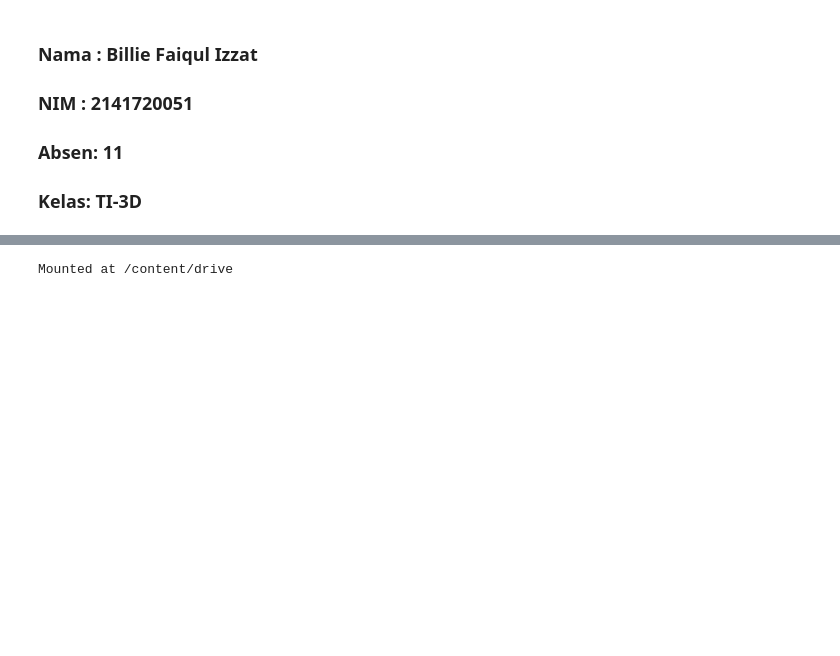
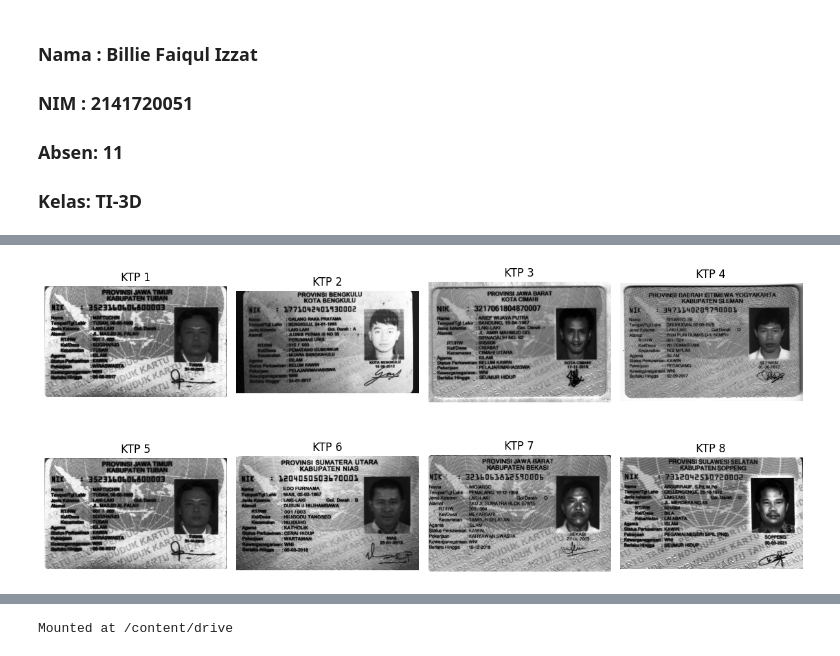
Before and after one commit to BillieFaiqul/2141720051-Billie-Faiqul-Izzat-PCVK, a Jupyter notebook: Week07.ipynb, the cells around one changed output, grey strips where cells are left out. Saved outputs shown, nothing was run; the diff lists cells and outputs as text; code cells hidden in the pictures; blank space fills up the shorter version.

```diff
--- a/Week07.ipynb
+++ b/Week07.ipynb
@@ -10,0 +36,21 @@
+# %%
+# Histogram Equalization
+equalize_ktp = []
+
+for img in ktp:
+  gray_ktp = cv.cvtColor(img,cv.COLOR_BGR2GRAY)
+  equalized_img = cv.equalizeHist(gray_ktp)
+  equalize_ktp.append(equalized_img)
+
+fig, axes = plt.subplots(2, 4, figsize=(12, 6))
+axes = axes.flatten()
+
+for i, ax in enumerate(axes):
+    ax.imshow(equalize_ktp[i], cmap='gray')
+    ax.set_title(f'KTP {i + 1}')
+    ax.axis('off')
+
+plt.tight_layout()
+plt.show()
+# %% [output]
+[figure, added]
```
Also changed, not shown: parts of 3 cells of this notebook.
